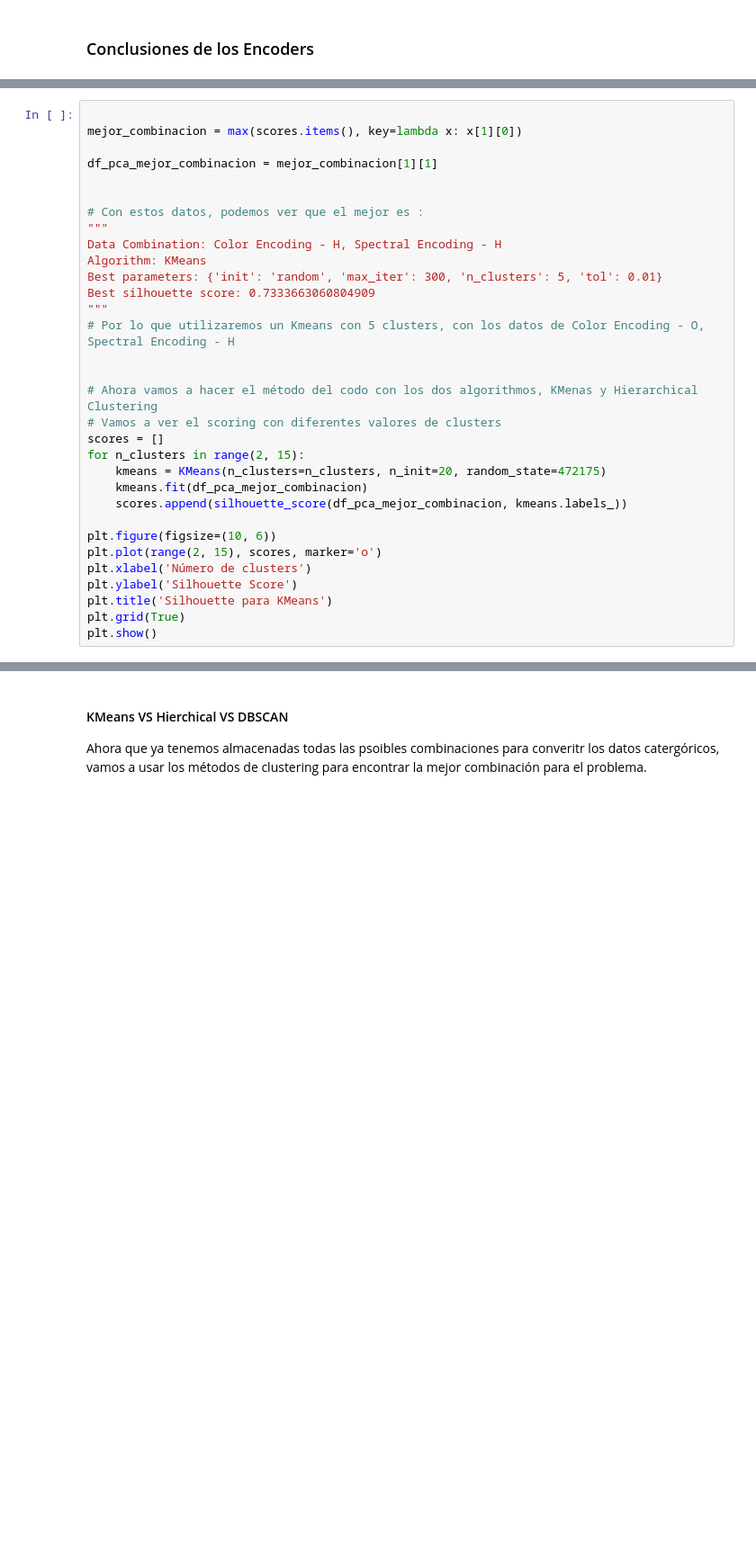
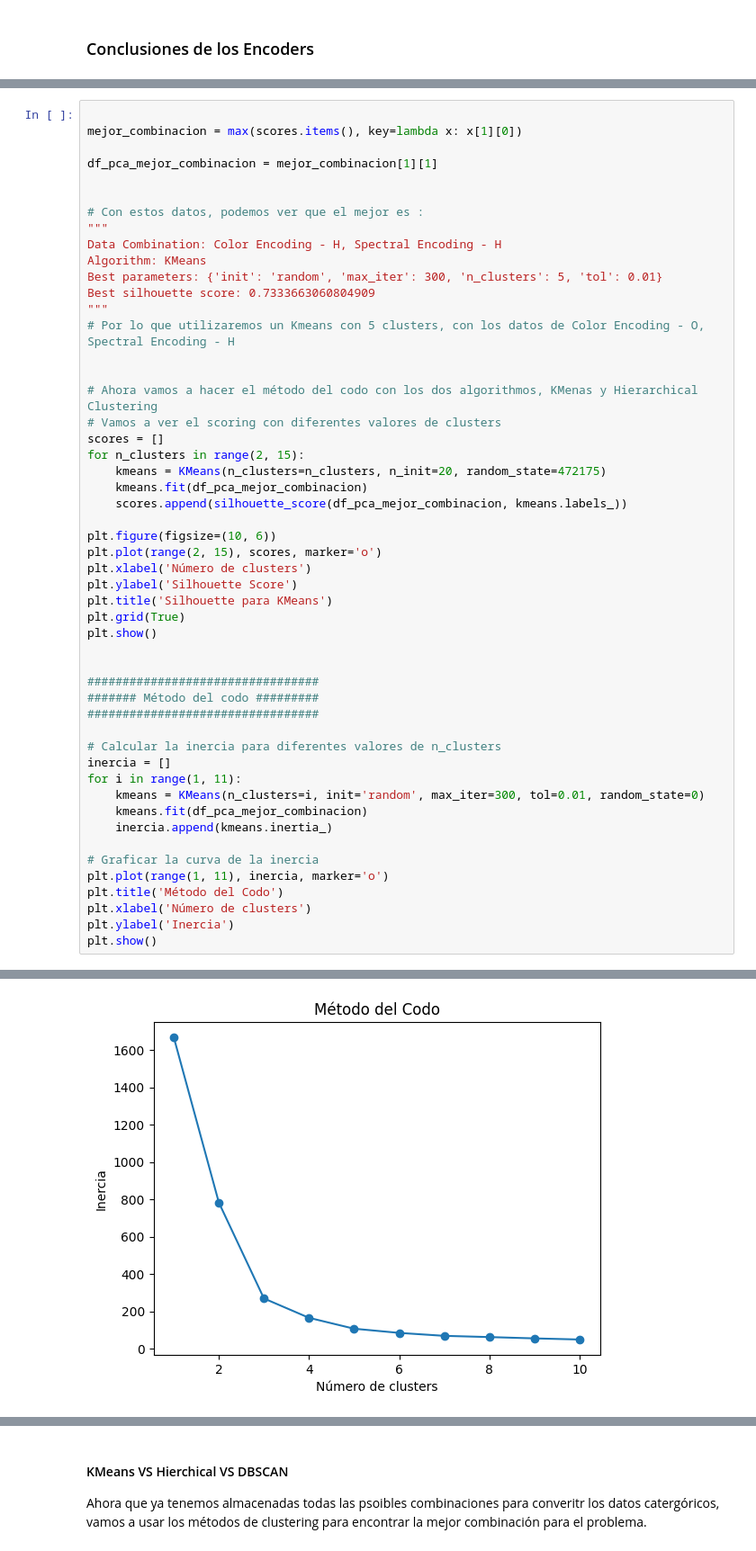
Before and after one commit to 100472175/ML-82-17-2, a Jupyter notebook: Stars.ipynb, the cells around one changed output, grey strips where cells are left out. Shown: that part at 90% size. Drawn from its saved outputs; the diff is of its cells as text; blank space fills up the shorter version.

```diff
--- a/Stars.ipynb
+++ b/Stars.ipynb
@@ -325,30 +324,50 @@ mejor_combinacion = max(scores.items(), key=lambda x: x[1][0])
 df_pca_mejor_combinacion = mejor_combinacion[1][1]
 
 
 # Con estos datos, podemos ver que el mejor es :
 """
 Data Combination: Color Encoding - H, Spectral Encoding - H
 Algorithm: KMeans
 Best parameters: {'init': 'random', 'max_iter': 300, 'n_clusters': 5, 'tol': 0.01}
 Best silhouette score: 0.7333663060804909
 """
 # Por lo que utilizaremos un Kmeans con 5 clusters, con los datos de Color Encoding - O, Spectral Encoding - H
 
 
 # Ahora vamos a hacer el método del codo con los dos algorithmos, KMenas y Hierarchical Clustering
 # Vamos a ver el scoring con diferentes valores de clusters
 scores = []
 for n_clusters in range(2, 15):
     kmeans = KMeans(n_clusters=n_clusters, n_init=20, random_state=472175)
     kmeans.fit(df_pca_mejor_combinacion)
     scores.append(silhouette_score(df_pca_mejor_combinacion, kmeans.labels_))
 
 plt.figure(figsize=(10, 6))
 plt.plot(range(2, 15), scores, marker='o')
 plt.xlabel('Número de clusters')
 plt.ylabel('Silhouette Score')
 plt.title('Silhouette para KMeans')
 plt.grid(True)
 plt.show()
+
+
+#################################
+####### Método del codo #########
+#################################
+
+# Calcular la inercia para diferentes valores de n_clusters
+inercia = []
+for i in range(1, 11):
+    kmeans = KMeans(n_clusters=i, init='random', max_iter=300, tol=0.01, random_state=0)
+    kmeans.fit(df_pca_mejor_combinacion)
+    inercia.append(kmeans.inertia_)
+
+# Graficar la curva de la inercia
+plt.plot(range(1, 11), inercia, marker='o')
+plt.title('Método del Codo')
+plt.xlabel('Número de clusters')
+plt.ylabel('Inercia')
+plt.show()
 # %% [output]
 [figure]
+[figure, added]
```
Also changed, not shown: parts of 14 cells of this notebook.
